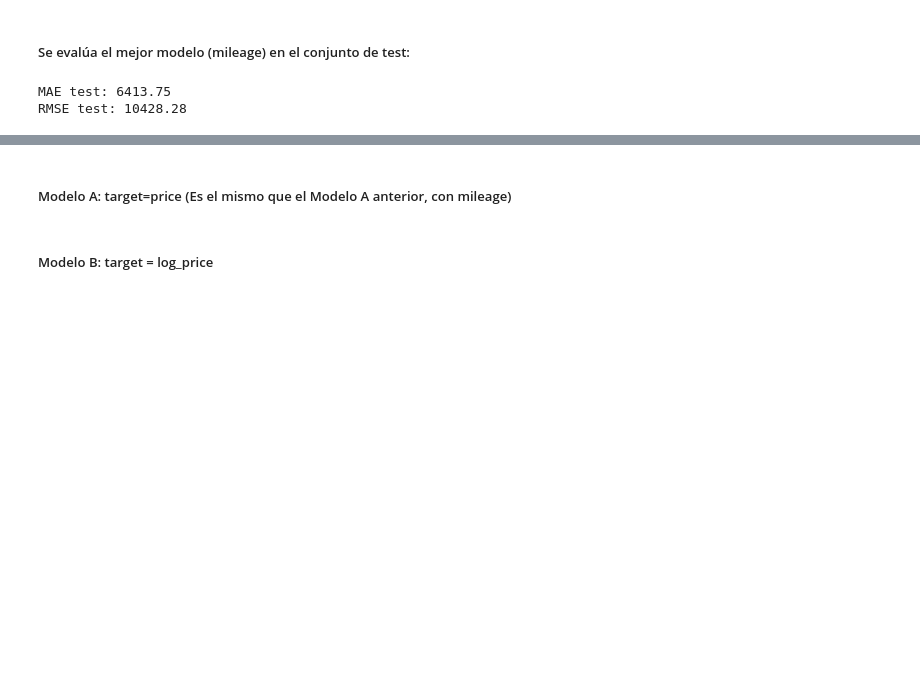
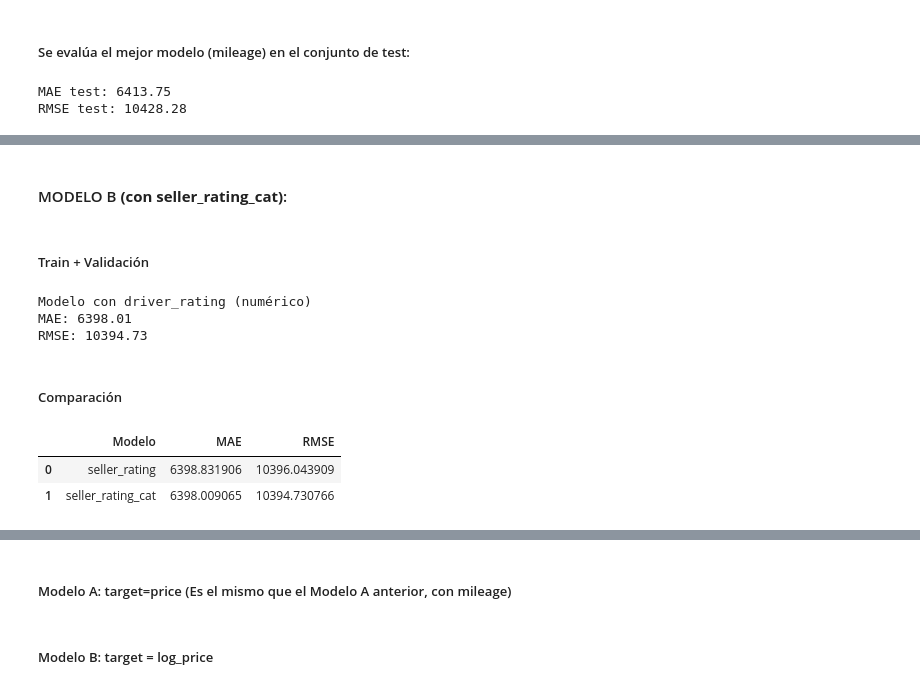
Before and after one commit to krodgall/Machine_Learning_project, a Jupyter notebook: notebooks/06_modelado.ipynb, the cells around one changed output, grey strips where cells are left out. Cells and saved outputs as stored; diff of their text form; code cells hidden in the pictures; blank space fills up the shorter version.

```diff
--- a/notebooks/06_modelado.ipynb
+++ b/notebooks/06_modelado.ipynb
@@ -245,0 +400,58 @@ RMSE test: 10428.28
+# %% [markdown]
+#### MODELO B **(con seller_rating_cat)**:
+# %%
+num_features_seller_rating_cat = [
+    'car_age',
+    'mileage',
+    'mileage_per_year',
+    'engine_liters',
+    'engine_cylinders',
+    'engine_power_index',
+    'mpg_mean',
+    'driver_reviews_num'
+]
+
+cat_features_seller_rating_cat = [
+    'manufacturer',
+    'model',
+    'fuel_simple',
+    'transmission_simple',
+    'drivetrain_simple',
+    'accidents_or_damage',
+    'one_owner',
+    'personal_use_only',
+    'driver_rating_cat',
+    'seller_rating_cat'
+]
+# %% [markdown]
+##### Train + Validación
+# %%
+mae_seller_rating_cat, rmse_seller_rating_cat, model_seller_rating_cat = train_and_evaluate(
+    num_features_seller_rating_cat,
+    cat_features_seller_rating_cat,
+    X_train, y_train,
+    X_val, y_val,
+    target_log=False
+)
+
+print("Modelo con driver_rating (numérico)")
+print(f"MAE: {mae_seller_rating_cat:.2f}")
+print(f"RMSE: {rmse_seller_rating_cat:.2f}")
+# %% [output]
+Modelo con driver_rating (numérico)
+MAE: 6398.01
+RMSE: 10394.73
+# %% [markdown]
+##### Comparación
+# %%
+results = pd.DataFrame({
+    'Modelo': ['seller_rating', 'seller_rating_cat'],
+    'MAE': [mae_seller_rating, mae_seller_rating_cat],
+    'RMSE': [rmse_seller_rating, rmse_seller_rating_cat]
+})
+
+results
+# %% [output]
+|  | Modelo | MAE | RMSE |
+| 0 | seller_rating | 6398.831906 | 10396.043909 |
+| 1 | seller_rating_cat | 6398.009065 | 10394.730766 |
```
Also changed, not shown: parts of 33 cells of this notebook.
